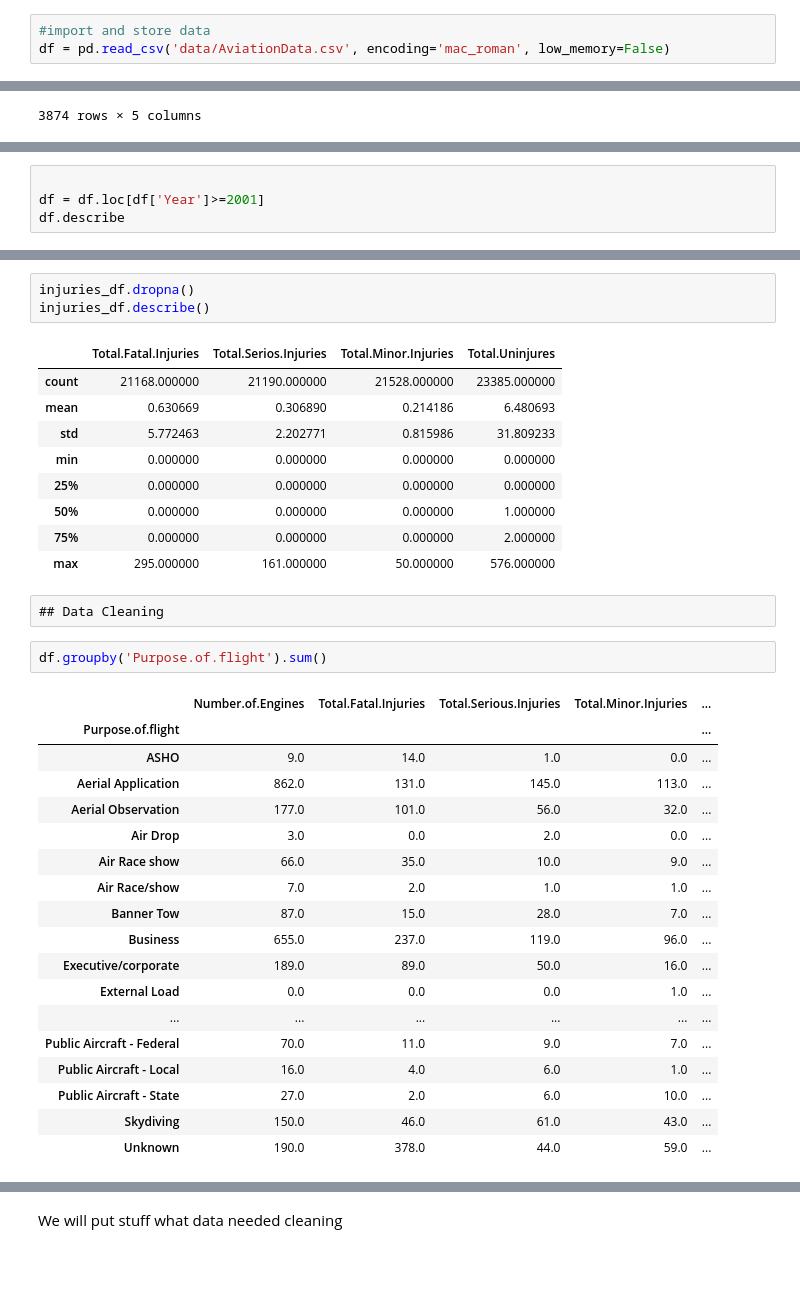
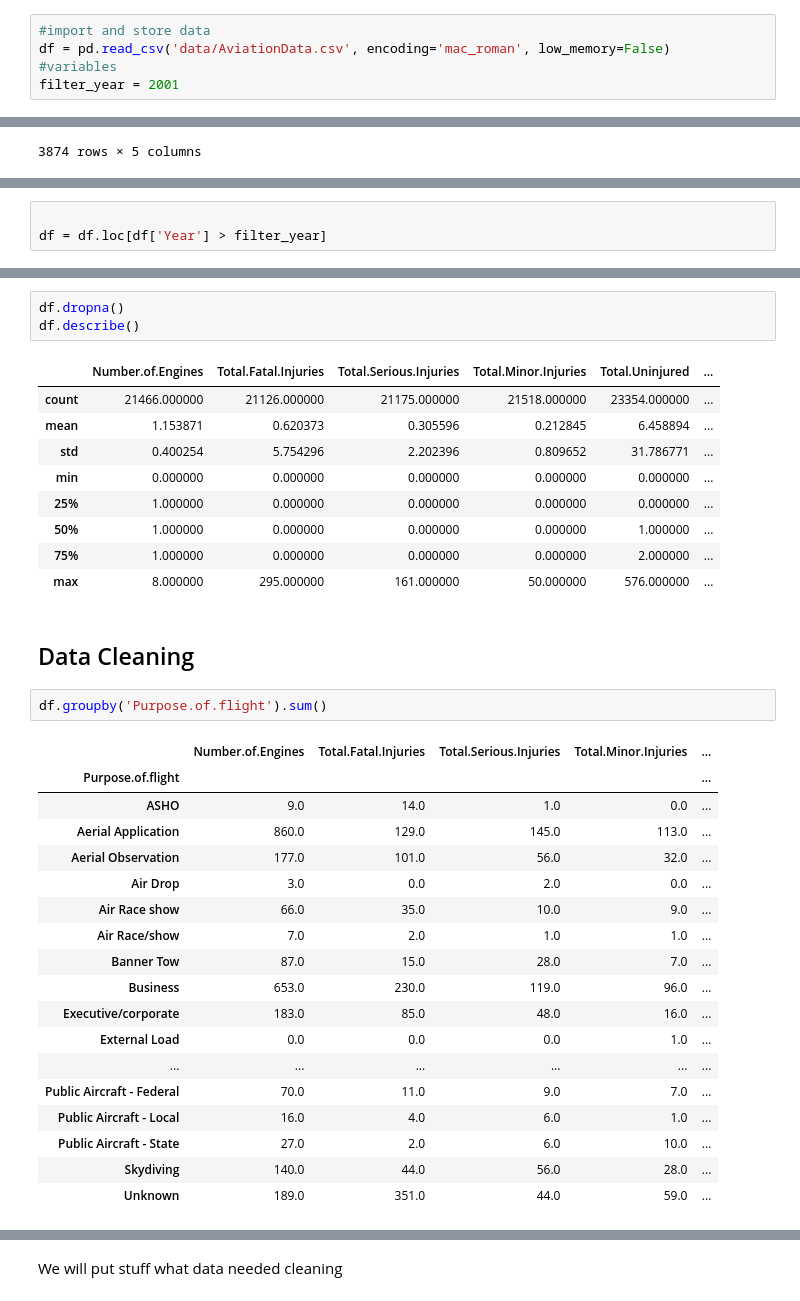
Before and after one commit to mcumiskey/Aviation-Risk-Analysis, a Jupyter notebook: aviation_base_analysis.ipynb, the cells around one changed output, grey strips where cells are left out. Saved outputs shown, nothing was run; the diff lists cells and outputs as text; blank space fills up the shorter version.

Commit message:
Data clean and notebook tidy up

```diff
--- a/aviation_base_analysis.ipynb
+++ b/aviation_base_analysis.ipynb
@@ -21,6 +21,8 @@ write Business problem here
 # %%
 #import and store data
 df = pd.read_csv('data/AviationData.csv', encoding='mac_roman', low_memory=False)
+#variables
+filter_year = 2001
 # %%
 df.shape
 # %% [output]
@@ -116,4 +89,3 @@ Name: Year, Length: 27617, dtype: int32
 # %%
 
-df = df.loc[df['Year']>=2001]
-df.describe
+df = df.loc[df['Year'] > filter_year]
@@ -183,36 +97,36 @@ injuries_df.loc[(injuries_df['Make'] == 'CESSNA') & (injuries_df['Total.Uninjure
 # %%
-injuries_df.dropna()
-injuries_df.describe()
+df.dropna()
+df.describe()
 # %% [output]
-|  | Total.Fatal.Injuries | Total.Serios.Injuries | Total.Minor.Injuries | Total.Uninjures |
-| count | 21168.000000 | 21190.000000 | 21528.000000 | 23385.000000 |
-| mean | 0.630669 | 0.306890 | 0.214186 | 6.480693 |
-| std | 5.772463 | 2.202771 | 0.815986 | 31.809233 |
-| min | 0.000000 | 0.000000 | 0.000000 | 0.000000 |
-| 25% | 0.000000 | 0.000000 | 0.000000 | 0.000000 |
-| 50% | 0.000000 | 0.000000 | 0.000000 | 1.000000 |
-| 75% | 0.000000 | 0.000000 | 0.000000 | 2.000000 |
-| max | 295.000000 | 161.000000 | 50.000000 | 576.000000 |
+|  | Number.of.Engines | Total.Fatal.Injuries | Total.Serious.Injuries | Total.Minor.Injuries | Total.Uninjured | ... |
+| count | 21466.000000 | 21126.000000 | 21175.000000 | 21518.000000 | 23354.000000 | ... |
+| mean | 1.153871 | 0.620373 | 0.305596 | 0.212845 | 6.458894 | ... |
+| std | 0.400254 | 5.754296 | 2.202396 | 0.809652 | 31.786771 | ... |
+| min | 0.000000 | 0.000000 | 0.000000 | 0.000000 | 0.000000 | ... |
+| 25% | 1.000000 | 0.000000 | 0.000000 | 0.000000 | 0.000000 | ... |
+| 50% | 1.000000 | 0.000000 | 0.000000 | 0.000000 | 1.000000 | ... |
+| 75% | 1.000000 | 0.000000 | 0.000000 | 0.000000 | 2.000000 | ... |
+| max | 8.000000 | 295.000000 | 161.000000 | 50.000000 | 576.000000 | ... |
-# %% [raw]
-## Data Cleaning
+# %% [markdown]
+## Data Cleaning
 # %%
 df.groupby('Purpose.of.flight').sum()
 # %% [output]
 |  | Number.of.Engines | Total.Fatal.Injuries | Total.Serious.Injuries | Total.Minor.Injuries | ... |
 | Purpose.of.flight |  |  |  |  | ... |
 | ASHO | 9.0 | 14.0 | 1.0 | 0.0 | ... |
-| Aerial Application | 862.0 | 131.0 | 145.0 | 113.0 | ... |
+| Aerial Application | 860.0 | 129.0 | 145.0 | 113.0 | ... |
 | Aerial Observation | 177.0 | 101.0 | 56.0 | 32.0 | ... |
 | Air Drop | 3.0 | 0.0 | 2.0 | 0.0 | ... |
 | Air Race show | 66.0 | 35.0 | 10.0 | 9.0 | ... |
 | Air Race/show | 7.0 | 2.0 | 1.0 | 1.0 | ... |
 | Banner Tow | 87.0 | 15.0 | 28.0 | 7.0 | ... |
-| Business | 655.0 | 237.0 | 119.0 | 96.0 | ... |
-| Executive/corporate | 189.0 | 89.0 | 50.0 | 16.0 | ... |
+| Business | 653.0 | 230.0 | 119.0 | 96.0 | ... |
+| Executive/corporate | 183.0 | 85.0 | 48.0 | 16.0 | ... |
 | External Load | 0.0 | 0.0 | 0.0 | 1.0 | ... |
 | ... | ... | ... | ... | ... | ... |
 | Public Aircraft - Federal | 70.0 | 11.0 | 9.0 | 7.0 | ... |
 | Public Aircraft - Local | 16.0 | 4.0 | 6.0 | 1.0 | ... |
 | Public Aircraft - State | 27.0 | 2.0 | 6.0 | 10.0 | ... |
-| Skydiving | 150.0 | 46.0 | 61.0 | 43.0 | ... |
-| Unknown | 190.0 | 378.0 | 44.0 | 59.0 | ... |
+| Skydiving | 140.0 | 44.0 | 56.0 | 28.0 | ... |
+| Unknown | 189.0 | 351.0 | 44.0 | 59.0 | ... |
```
Also changed, not shown: parts of 11 cells of this notebook.
